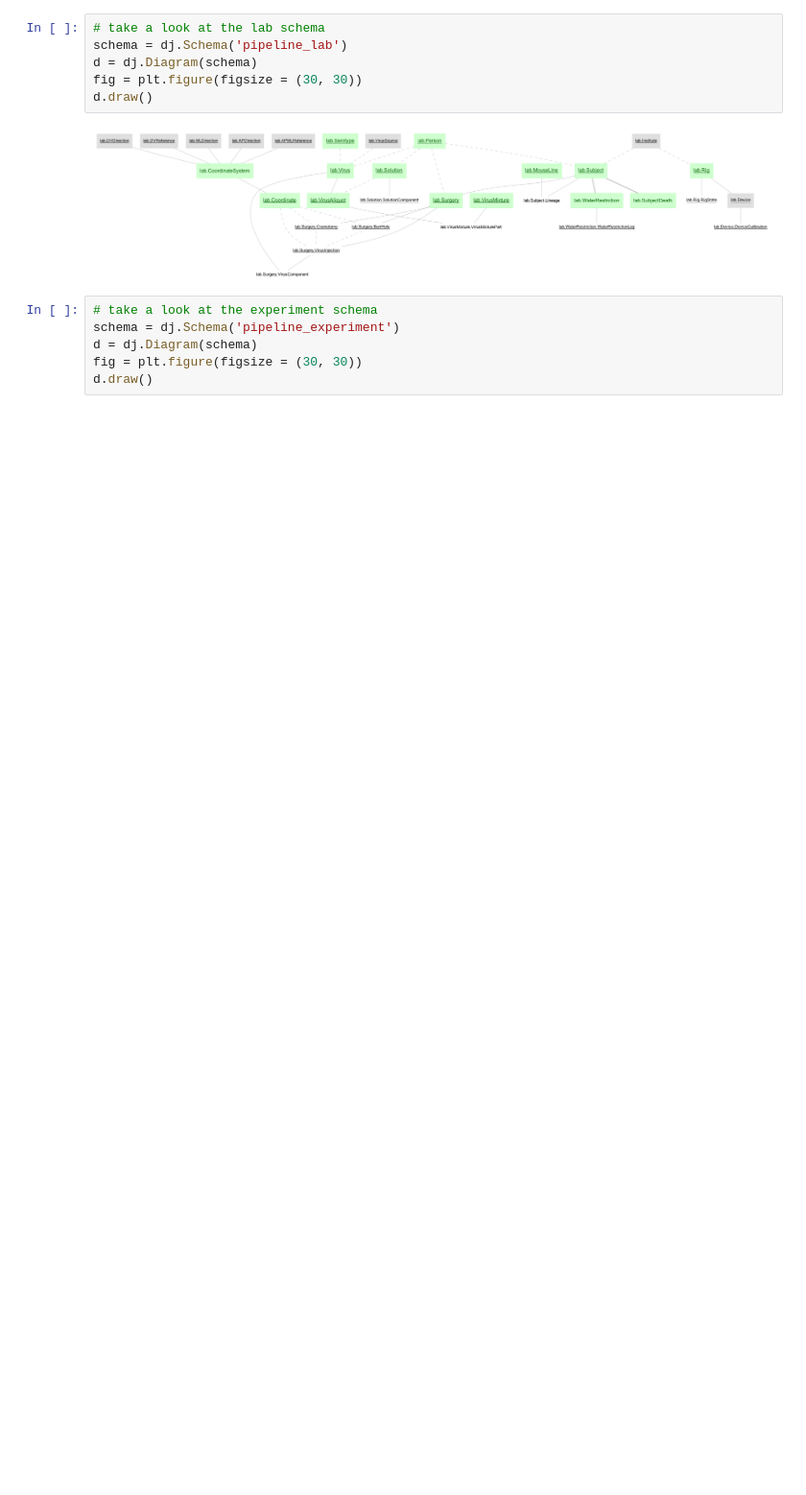
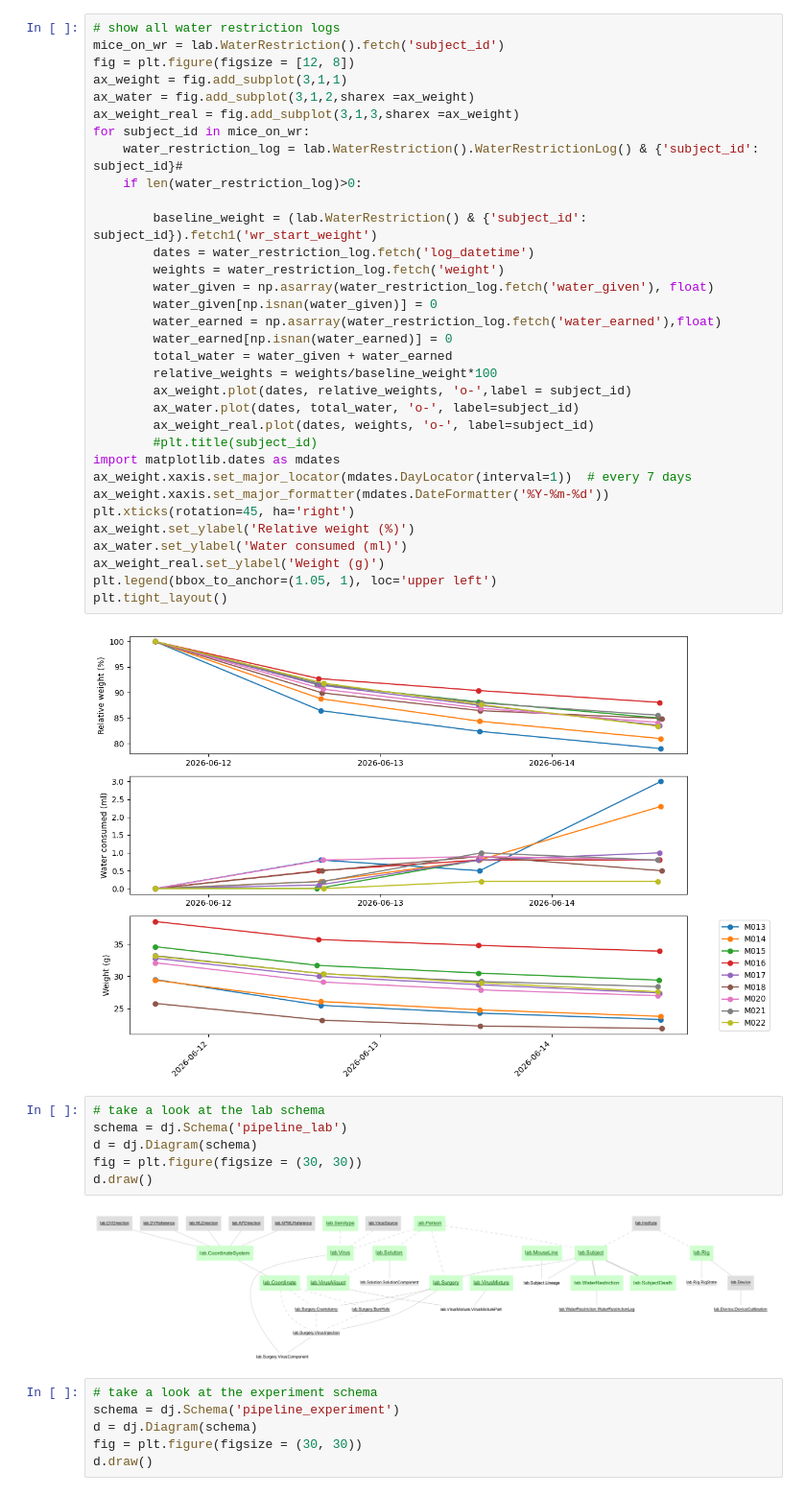
Before and after one commit to rozmar/NDNF-pipeline, a Jupyter notebook: Notebooks/behavior.ipynb, the cells around one changed output. Shown at 96% size. Cells and saved outputs as stored; diff of their text form; blank space fills up the shorter version.

Commit message:
new cell showing water restriction

```diff
--- a/Notebooks/behavior.ipynb
+++ b/Notebooks/behavior.ipynb
@@ -18,3 +19,38 @@ import numpy as np
+# %%
+# show all water restriction logs
+mice_on_wr = lab.WaterRestriction().fetch('subject_id')
+fig = plt.figure(figsize = [12, 8])
+ax_weight = fig.add_subplot(3,1,1)
+ax_water = fig.add_subplot(3,1,2,sharex =ax_weight)
+ax_weight_real = fig.add_subplot(3,1,3,sharex =ax_weight)
+for subject_id in mice_on_wr:
+    water_restriction_log = lab.WaterRestriction().WaterRestrictionLog() & {'subject_id': subject_id}#
+    if len(water_restriction_log)>0:
+
+        baseline_weight = (lab.WaterRestriction() & {'subject_id': subject_id}).fetch1('wr_start_weight')
+        dates = water_restriction_log.fetch('log_datetime')
+        weights = water_restriction_log.fetch('weight')
+        water_given = np.asarray(water_restriction_log.fetch('water_given'), float)
+        water_given[np.isnan(water_given)] = 0
+        water_earned = np.asarray(water_restriction_log.fetch('water_earned'),float)
+        water_earned[np.isnan(water_earned)] = 0
+        total_water = water_given + water_earned
+        relative_weights = weights/baseline_weight*100
+        ax_weight.plot(dates, relative_weights, 'o-',label = subject_id)
+        ax_water.plot(dates, total_water, 'o-', label=subject_id)
+        ax_weight_real.plot(dates, weights, 'o-', label=subject_id)
+        #plt.title(subject_id)
+import matplotlib.dates as mdates
+ax_weight.xaxis.set_major_locator(mdates.DayLocator(interval=1))  # every 7 days
+ax_weight.xaxis.set_major_formatter(mdates.DateFormatter('%Y-%m-%d'))
+plt.xticks(rotation=45, ha='right')
+ax_weight.set_ylabel('Relative weight (%)')
+ax_water.set_ylabel('Water consumed (ml)')
+ax_weight_real.set_ylabel('Weight (g)')
+plt.legend(bbox_to_anchor=(1.05, 1), loc='upper left')
+plt.tight_layout()
+# %% [output]
+[figure, added]
 # %%
 # take a look at the lab schema
 schema = dj.Schema('pipeline_lab')
```
Also changed, not shown: parts of 9 cells of this notebook.
